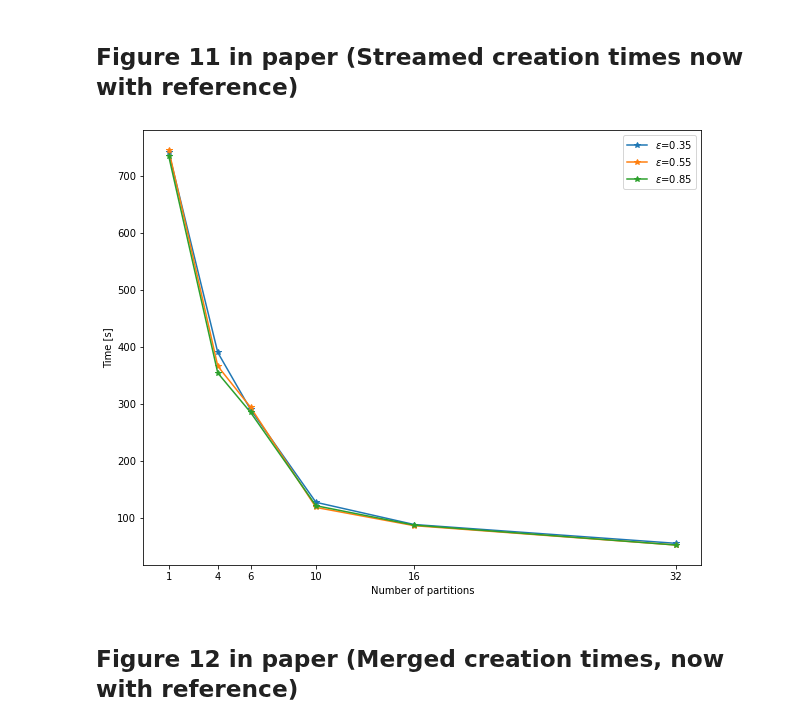
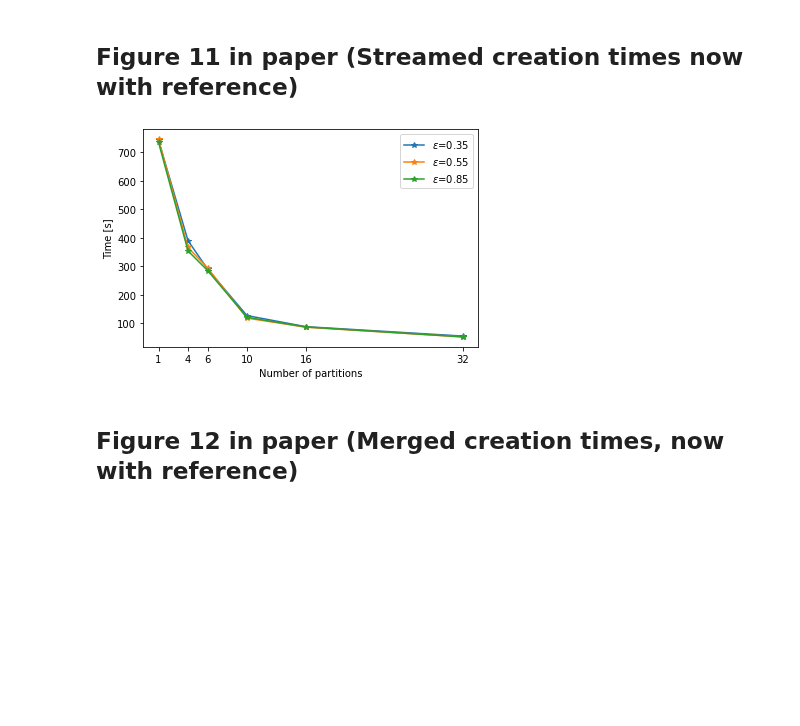
Before and after one commit to jrybicki-jsc/smms, a Jupyter notebook: graphla/times.ipynb, the cells around one changed output. Saved outputs shown, nothing was run; the diff lists cells and outputs as text; code cells hidden in the pictures; blank space fills up the shorter version.

```diff
--- a/graphla/times.ipynb
+++ b/graphla/times.ipynb
@@ -288,21 +288,21 @@ dict(sorted(stream_epsilon[0.35].items()))
 # %% [markdown]
 ## Figure 11 in paper (Streamed creation times now with reference)
 # %%
-plt.figure(figsize=(10,8))
+#plt.figure(figsize=(10,8))
 plt.xticks(list(stream_epsilon[0.35].keys()))
 
 for epsilon, vals in stream_epsilon.items():
     if epsilon in selected_eps:
         vals = dict(sorted(vals.items()))
         plt.plot(vals.keys(), vals.values(),'-*', label=f"$\epsilon$={epsilon}")
 
 #plt.plot(1, df.loc[0.35].Creation, ls='*', label='Non-distributed (mean)')
 plt.legend()
 plt.xlabel("Number of partitions")
 plt.ylabel("Time [s]");
-#plt.savefig('../fig/fig11.svg', format='svg', bbox_inches = 'tight', dpi=1000);
+plt.savefig('../fig/fig11.svg', format='svg', bbox_inches = 'tight', dpi=1000);
 # %% [output]
-[figure, old version]
+[figure, new version]
 # %% [markdown]
 ## Figure 12 in paper (Merged creation times, now with reference)
 # %%
```
Also changed, not shown: parts of 4 cells of this notebook.
